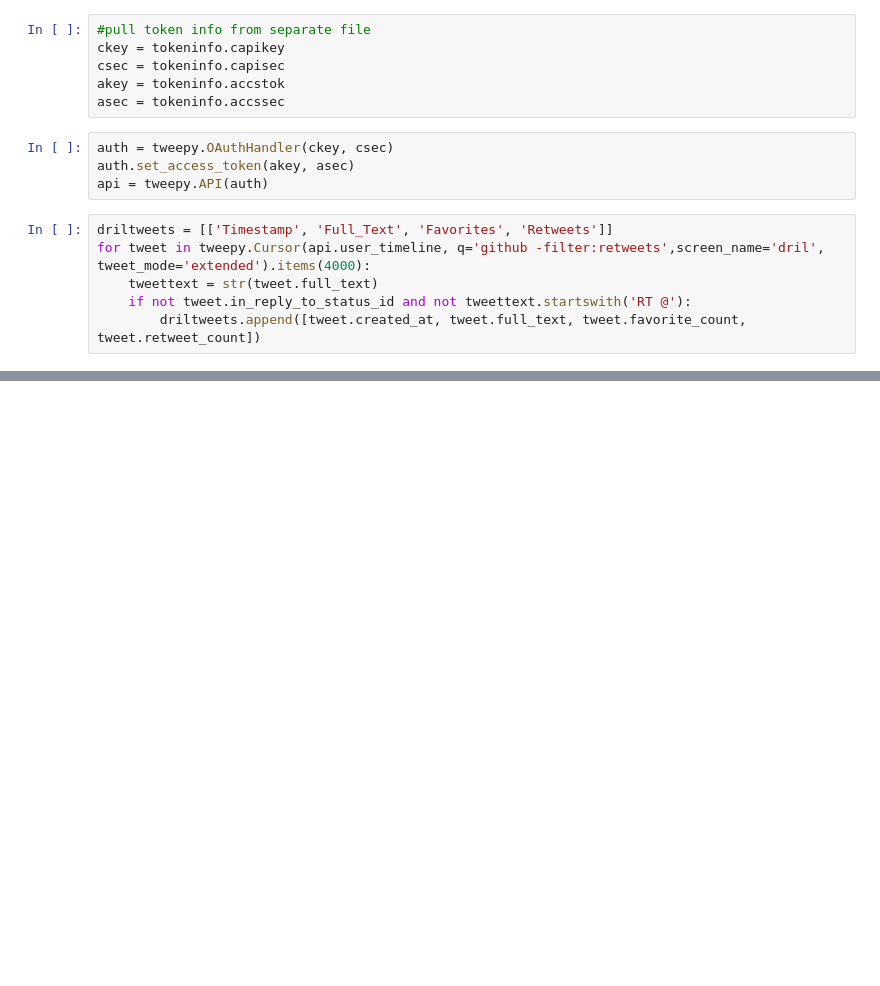
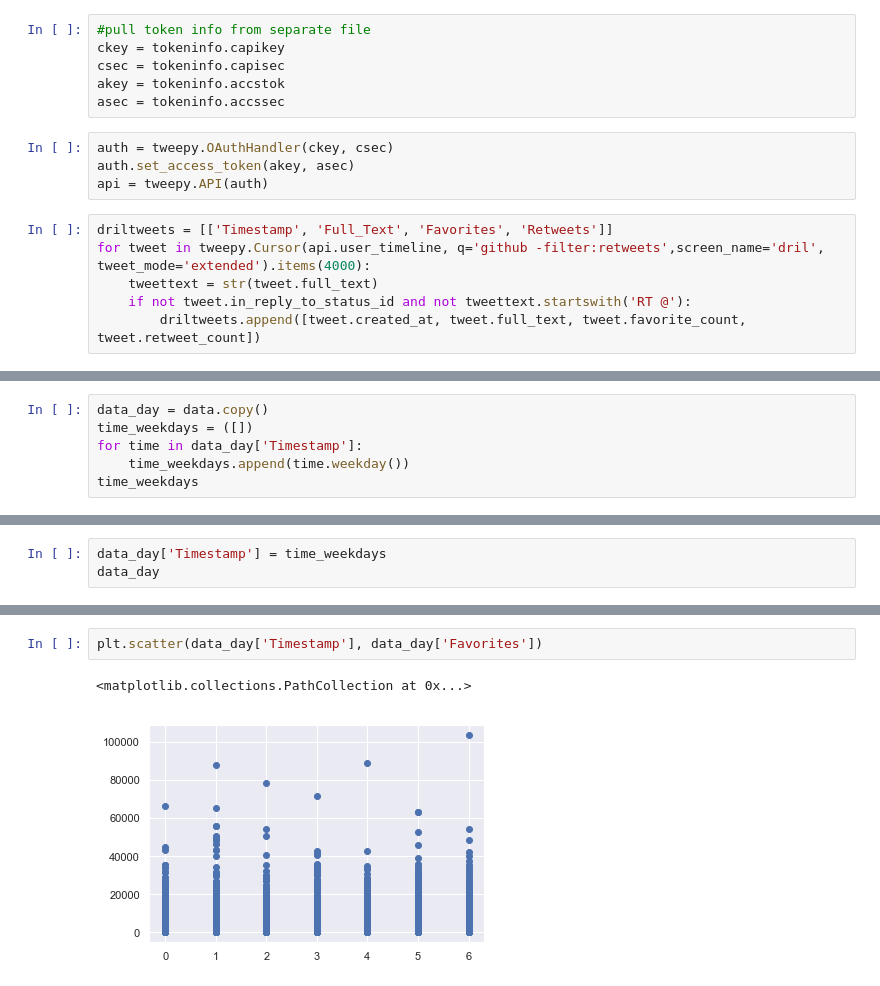
Before and after one commit to mistersalman/tweetstudies, a Jupyter notebook: DrilScraper.ipynb, the cells around one changed output, grey strips where cells are left out. Saved outputs shown, nothing was run; the diff lists cells and outputs as text; blank space fills up the shorter version.

Commit message:
Time series and other cleaning

```diff
--- a/DrilScraper.ipynb
+++ b/DrilScraper.ipynb
@@ -84,0 +140,6 @@ data
+# %%
+data_day = data.copy()
+time_weekdays = ([])
+for time in data_day['Timestamp']:
+    time_weekdays.append(time.weekday())
+time_weekdays
@@ -84,0 +164,3 @@ data
+# %%
+data_day['Timestamp'] = time_weekdays
+data_day
@@ -84,0 +186,5 @@ data
+# %%
+plt.scatter(data_day['Timestamp'], data_day['Favorites'])
+# %% [output]
+<matplotlib.collections.PathCollection at 0x...>
+[figure, added]
```
Also changed, not shown: parts of 18 cells of this notebook.
